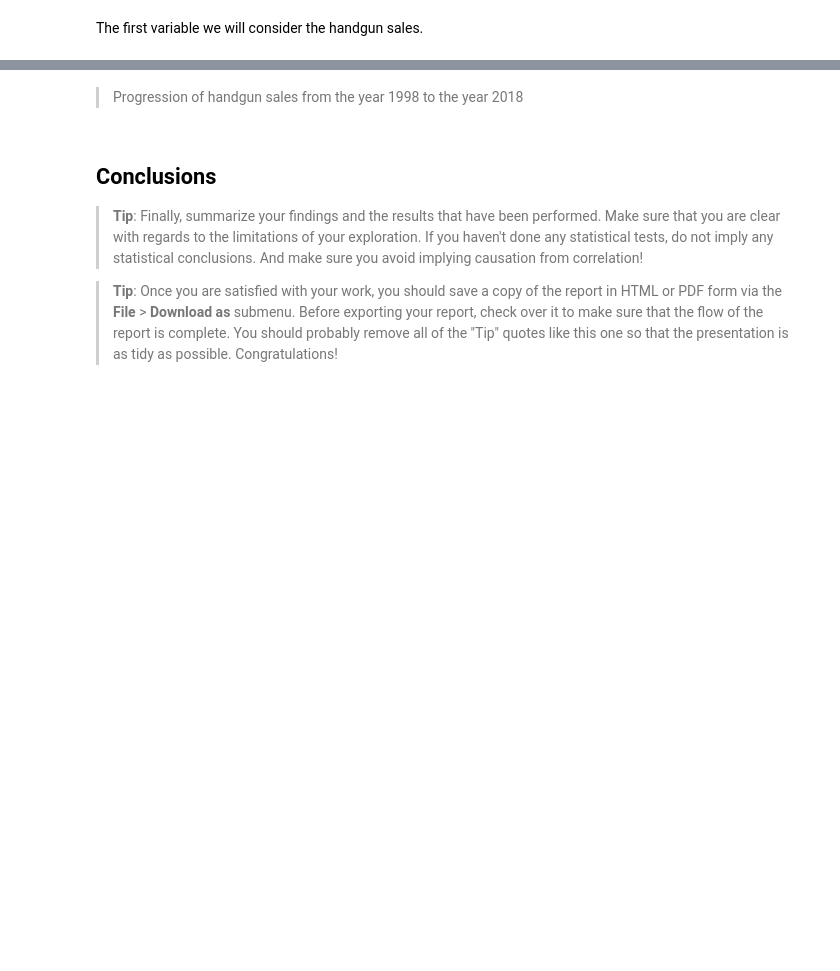
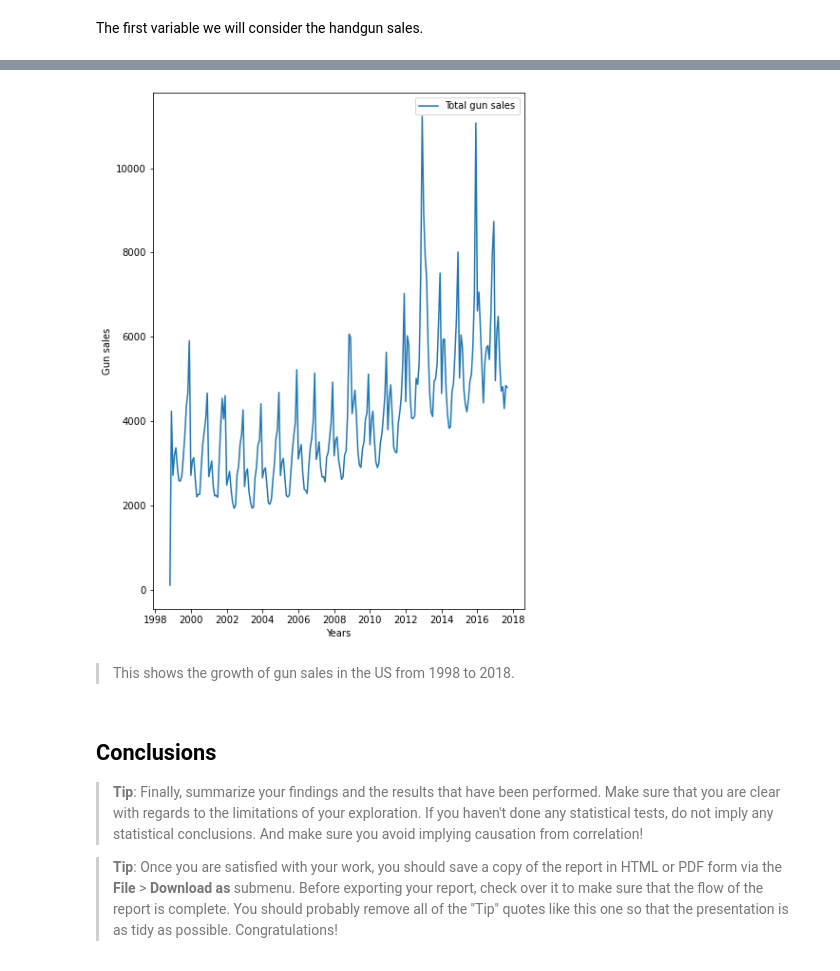
Before and after one commit to jjjeorgee/ALX-T, a Jupyter notebook: Project 01/NCIS background checks data analysis collated with US census data.ipynb, the cells around one changed output, grey strips where cells are left out. Saved outputs shown, nothing was run; the diff lists cells and outputs as text; code cells hidden in the pictures; blank space fills up the shorter version.

```diff
--- a/Project 01/NCIS background checks data analysis collated with US census data.ipynb
+++ b/Project 01/NCIS background checks data analysis collated with US census data.ipynb
@@ -600,3 +626,4 @@ As earlier stated, for the sake of this analysis, only the columns containing pe
 The first variable we will consider the handgun sales.
 # %%
 gdm = Gun_data.groupby('month').sum().reset_index()
+gdm['Sum'] = gdm['handgun'] + gdm['long_gun'] + gdm['multiple']
@@ -637,5 +630,13 @@ AttributeError: 'DataFrame' object has no attribute 'month'
+# %%
+plt.plot(gdm.month, gdm.Sum / gdm.Sum.iloc[0] * 100 )
+plt.legend(['Total gun sales'])
+plt.xlabel('Years')
+plt.ylabel('Gun sales')
+plt.show()
+# %% [output]
+[figure, added]
 # %% [markdown]
-> Progression of handgun sales from the year 1998 to the year 2018
+> This shows the growth of gun sales in the US from 1998 to 2018.
 # %% [markdown]
 <a id='conclusions'></a>
 ## Conclusions
```
Also changed, not shown: parts of 44 cells of this notebook, 2 other files.
